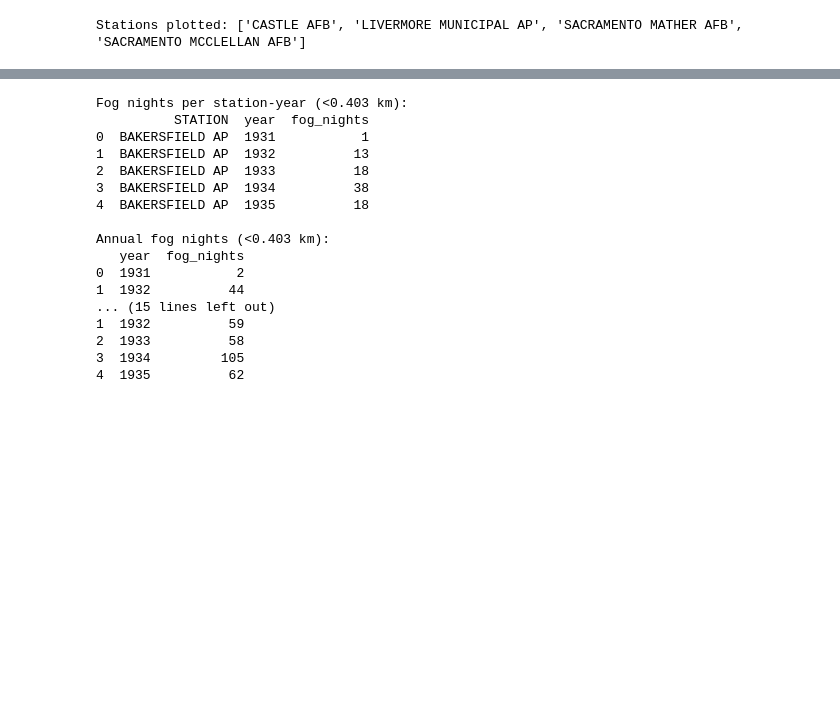
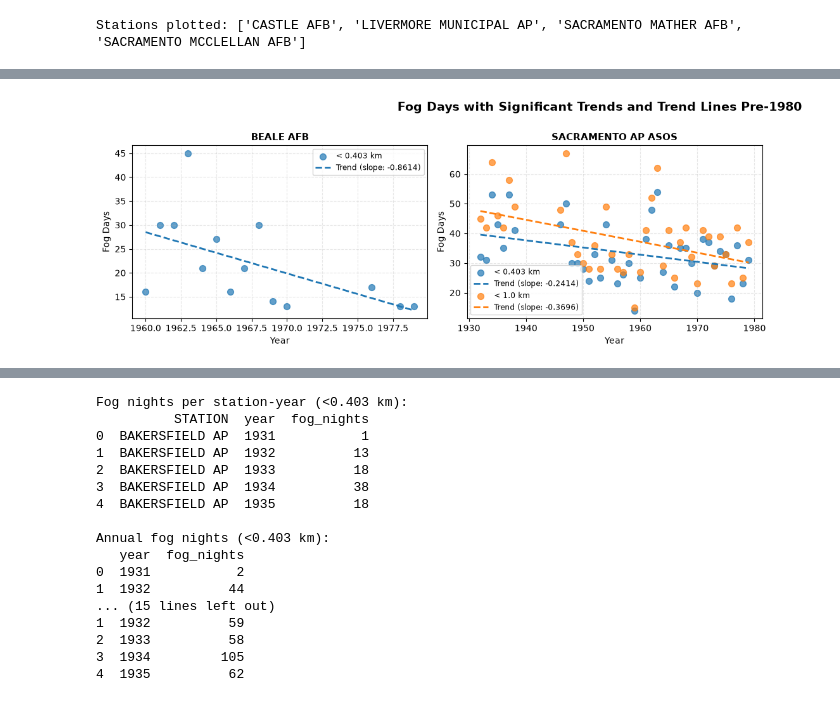
Before and after one commit to audfish/WQ2026, a Jupyter notebook: CV_Visibility_Testing_combined.ipynb, the cells around one changed output, grey strips where cells are left out. Cells and saved outputs as stored; diff of their text form; code cells hidden in the pictures; blank space fills up the shorter version.

Commit message:
Added pre-1980 trend analysis

```diff
--- a/CV_Visibility_Testing_combined.ipynb
+++ b/CV_Visibility_Testing_combined.ipynb
@@ -1215 +1439,93 @@ Stations plotted: ['CASTLE AFB', 'LIVERMORE MUNICIPAL AP', 'SACRAMENTO MATHER AF
+# %%
+# Using stations with significant trends for heavy fog days before 1980 (< 0.403 km vis)...
+stations = stations_significant_low_vis_pre1980
+
+# Using stations with significant trends for fog days before 1980 (< 1 km vis)...
+pre1980_h = low_vis_fog_days_year_filtered[
+    low_vis_fog_days_year_filtered["year"] < 1980
+]
+pre1980_1km = low_vis_fog_days_year_filtered_1km[
+    low_vis_fog_days_year_filtered_1km["year"] < 1980
+]
+# %%
+# Plot pre-1980 scatterplots per station showing <0.403 km and <1.0 km points.
+# If only one threshold has a confirmed trend for a station, plot only that threshold.
+stations_h_sig_pre = set(stations_significant_low_vis_pre1980)      # <0.403 km significant
+stations_1km_sig_pre = set(stations_significant_low_vis_pre1980_1km)  # <1.0 km significant
+# %%
+# Create scatterplots with trend lines for stations with significant trends
+# determine stations to plot by taking the union of stations with significant trends for both thresholds
+stations_to_plot = sorted(stations_h_sig_pre | stations_1km_sig_pre)
+# set up how many stations
+n_stations = len(stations_to_plot)
+# number of columns
+ncols = 3
+# how many rows are needed
+nrows = int(np.ceil(n_stations / ncols))
+
+# Create subplots for each station with significant trends
+fig, axes = plt.subplots(nrows, ncols, figsize=(16, nrows * 4))
+# flatten the axes array to make it easier to iterate over in the loop
+axes = axes.flatten()
+
+# loop through each station to plot
+for idx, station in enumerate(stations_to_plot):
+    # get the current axis for the subplot (what figure is being plotted)
+    ax = axes[idx]
+    # check if the station has significant trends for either threshold
+    sig_h = station in stations_h_sig_pre
+    sig_1km = station in stations_1km_sig_pre
+
+    # Filter the post-1980 data for the current station and sort by year
+    df_h = pre1980_h[pre1980_h["STATION"] == station].sort_values("year")
+    df_1km = pre1980_1km[pre1980_1km["STATION"] == station].sort_values("year")
+
+    # Plot data and trend lines for significant thresholds
+    if sig_h and not df_h.empty:
+        # make a plot with year on the x-axis and fog_days on the y-axis for < 0.403 km visibility
+        ax.scatter(df_h["year"], df_h["fog_days"], s=50, color="tab:blue", alpha=0.7, label="< 0.403 km")
+        # fit a trend line
+        model_h = smf.ols("fog_days ~ year", data=df_h).fit()
+        # get the slope of the trend line
+        slope_h = model_h.params["year"]
+        # predict the trend line values using the fitted model
+        trend_line_h = model_h.predict(df_h)
+        # plot the trend line on the scatter plot with a dashed line and label it with the slope value
+        ax.plot(df_h["year"], trend_line_h, color="tab:blue", linewidth=2, linestyle="--",
+                label=f"Trend (slope: {slope_h:.4f})")
+
+    if sig_1km and not df_1km.empty:
+        # make a plot with year on the x-axis and fog_days on the y-axis for < 1.0 km visibility
+        ax.scatter(df_1km["year"], df_1km["fog_days"], s=50, color="tab:orange", alpha=0.7, label="< 1.0 km")
+        # fit a trend line
+        model_1km = smf.ols("fog_days ~ year", data=df_1km).fit()
+        # get the slope of the trend line
+        slope_1km = model_1km.params["year"]
+        # predict the trend line values using the fitted model
+        trend_line_1km = model_1km.predict(df_1km)
+        # plot the trend line on the scatter plot with a dashed line and label it with the slope value
+        ax.plot(df_1km["year"], trend_line_1km, color="tab:orange", linewidth=2, linestyle="--",
+                label=f"Trend (slope: {slope_1km:.4f})")
+
+    # Make title for each subplot
+    ax.set_title(station, fontsize=11, fontweight="bold")
+    # Set x and y labels
+    ax.set_xlabel("Year")
+    ax.set_ylabel("Fog Days")
+    # Make the grid for each plot have dashed lines and set transparency
+    ax.grid(True, linestyle="--", alpha=0.3)
+    # Add a legend to each subplot with a small font size and best location
+    ax.legend(fontsize="small", loc="best")
+
+# Remove unused subplot axes
+for ax in axes[n_stations:]:
+    fig.delaxes(ax)
+
+# Title entire figure and adjust layout
+fig.suptitle("Fog Days with Significant Trends and Trend Lines Pre-1980",
+             fontsize=14, fontweight="bold", y=1.00)
+plt.tight_layout()
+plt.show()
+# %% [output]
+[figure, added]
 # %% [markdown]
```
Also changed, not shown: parts of 9 cells of this notebook.
